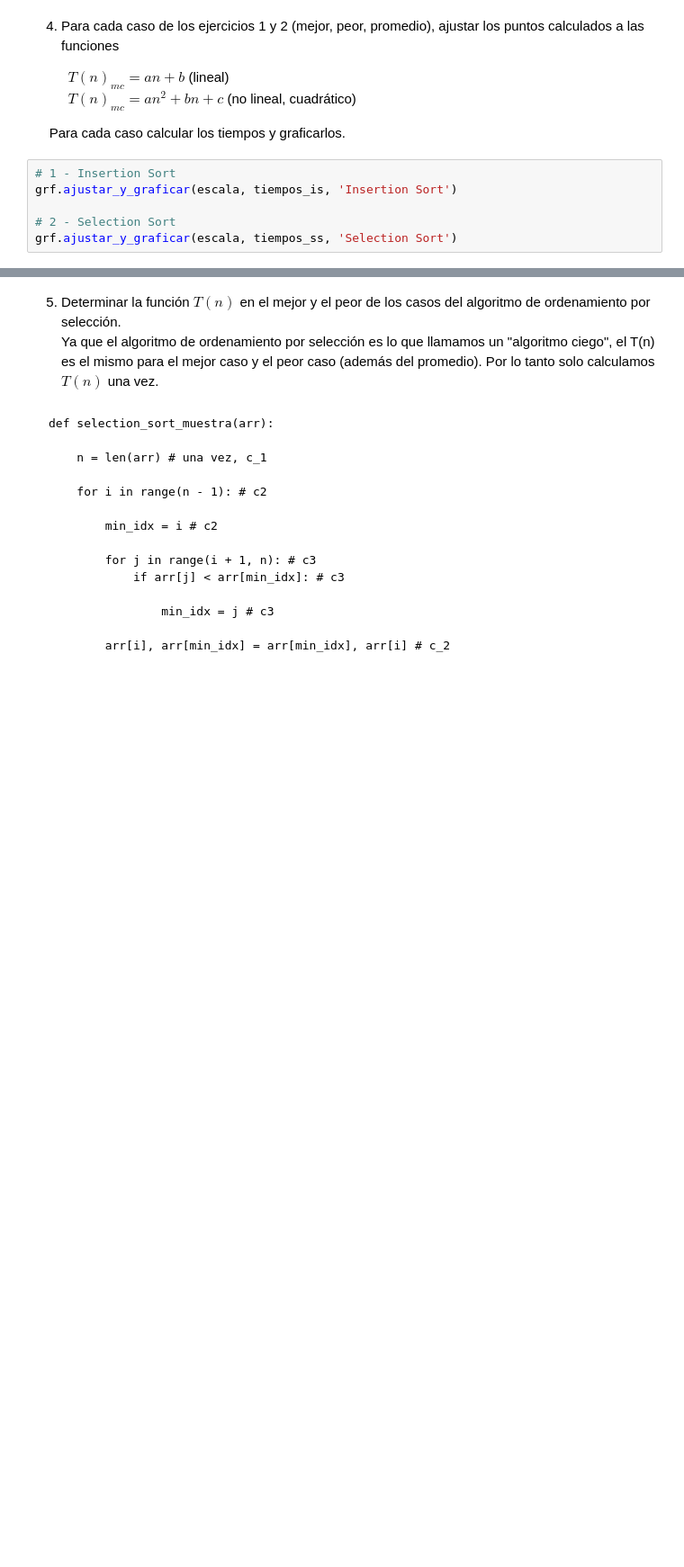
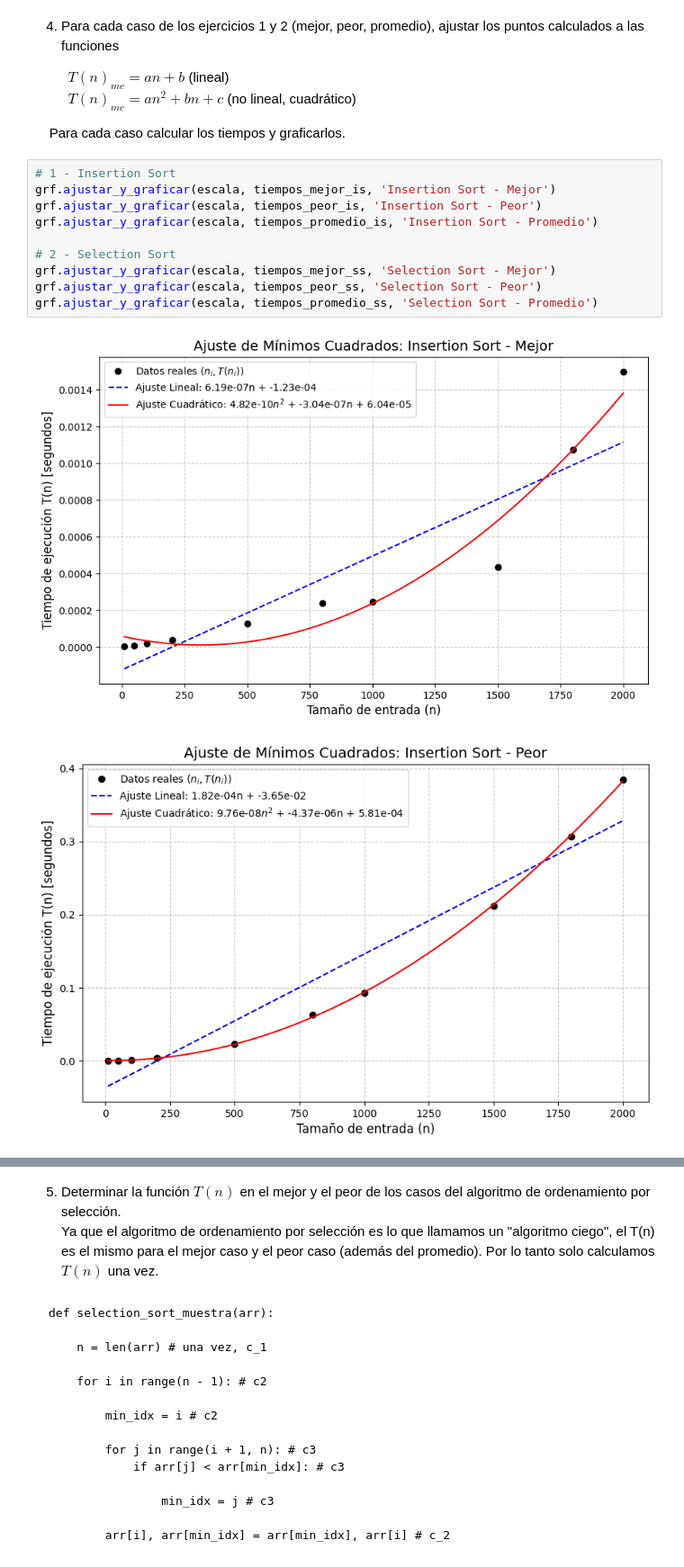
Before and after one commit to Jupazumur/tareas-lcc-unison-jpz, a Jupyter notebook: 2026-1/analisis_de_algoritmos/tarea_1/tarea_1.ipynb, the cells around one changed output, grey strips where cells are left out. Shown at 90% size. Drawn from its saved outputs; the diff is of its cells as text; blank space fills up the shorter version.

Commit message:
Completar libreta, arreglar insertion_sort, agregar docstrings

```diff
--- a/2026-1/analisis_de_algoritmos/tarea_1/tarea_1.ipynb
+++ b/2026-1/analisis_de_algoritmos/tarea_1/tarea_1.ipynb
@@ -89,7 +157,14 @@ grf.plot_resultados(escala, tiempos_promedio_ms, 'Merge Sort - Caso Promedio')
 &nbsp; &nbsp; Para cada caso calcular los tiempos y graficarlos.
 # %%
 # 1 - Insertion Sort
-grf.ajustar_y_graficar(escala, tiempos_is, 'Insertion Sort')
+grf.ajustar_y_graficar(escala, tiempos_mejor_is, 'Insertion Sort - Mejor')
+grf.ajustar_y_graficar(escala, tiempos_peor_is, 'Insertion Sort - Peor')
+grf.ajustar_y_graficar(escala, tiempos_promedio_is, 'Insertion Sort - Promedio')
 
 # 2 - Selection Sort
-grf.ajustar_y_graficar(escala, tiempos_ss, 'Selection Sort')
+grf.ajustar_y_graficar(escala, tiempos_mejor_ss, 'Selection Sort - Mejor')
+grf.ajustar_y_graficar(escala, tiempos_peor_ss, 'Selection Sort - Peor')
+grf.ajustar_y_graficar(escala, tiempos_promedio_ss, 'Selection Sort - Promedio')
+# %% [output]
+[figure, added]
+[figure, added]
```
Also changed, not shown: parts of 11 cells of this notebook, 5 other files.
